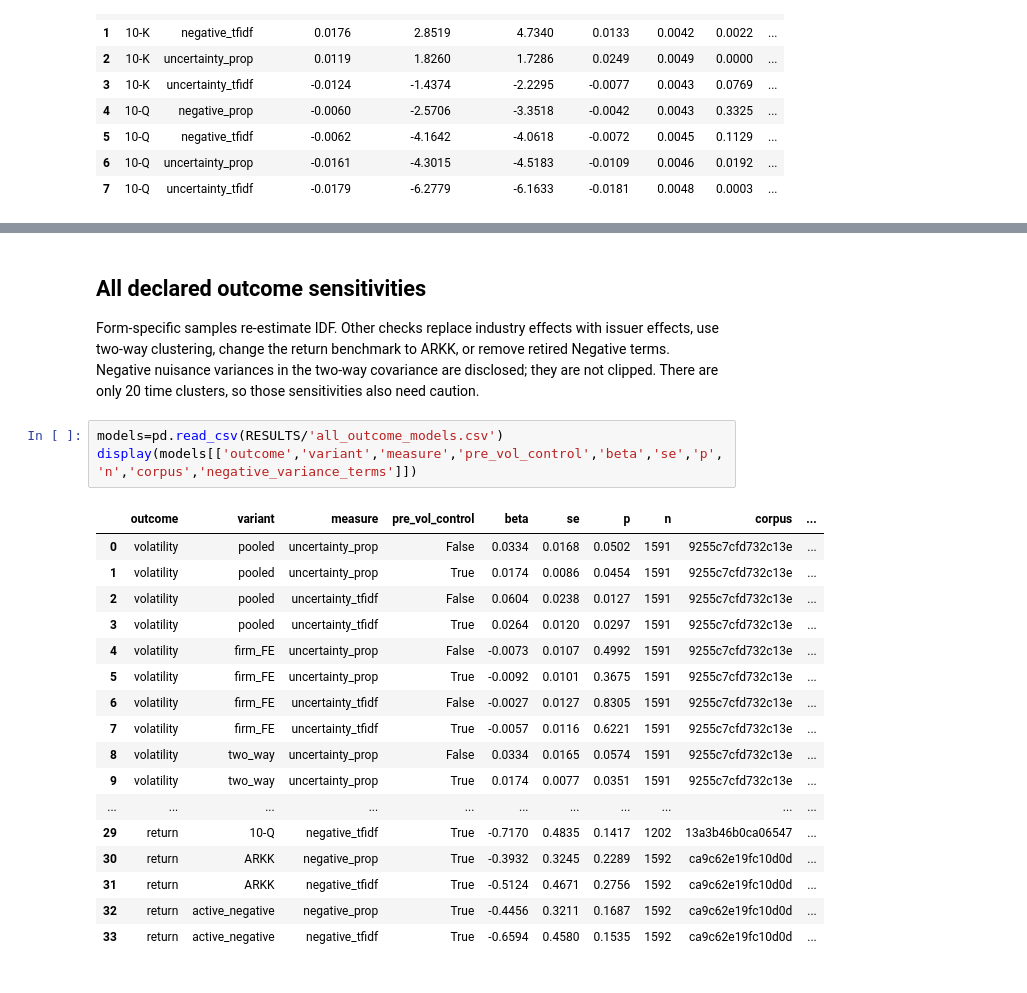
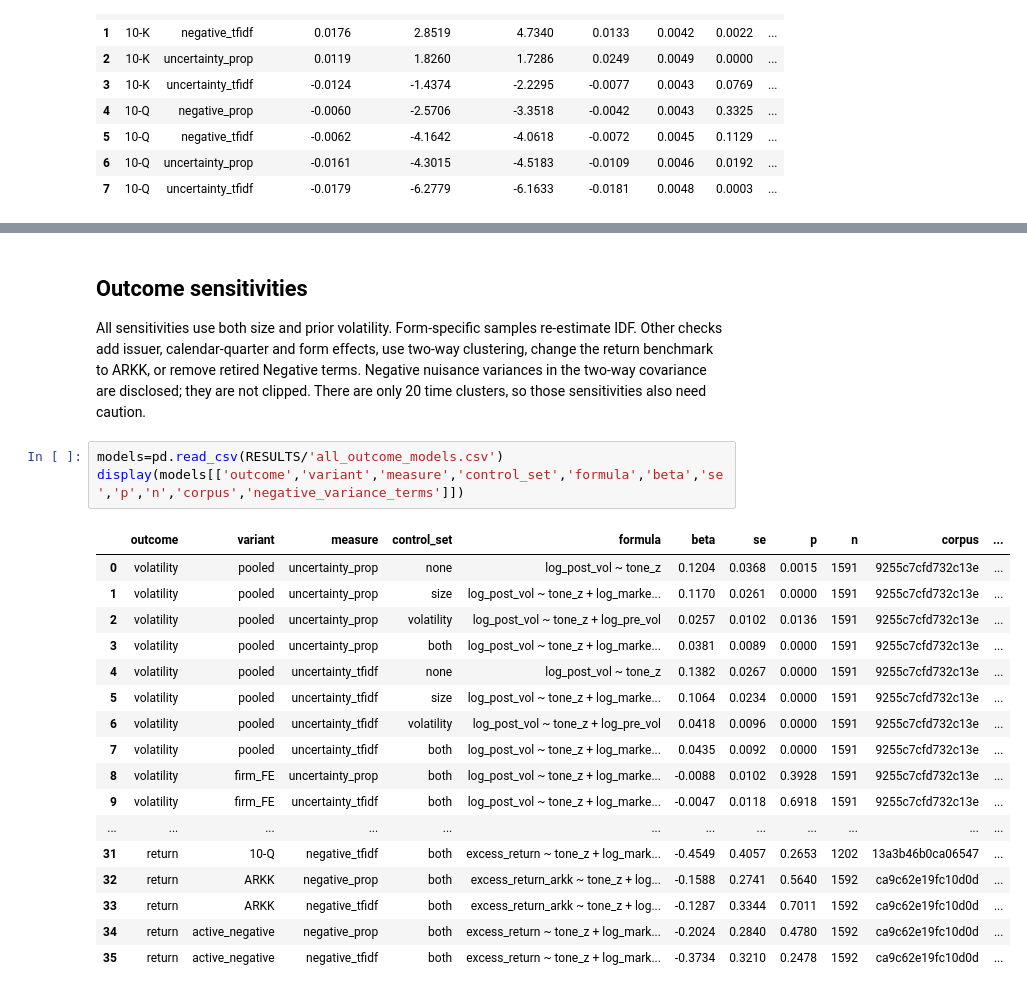
Before and after one commit to victor4628/FRE7871-NLP, a Jupyter notebook: assignment1.ipynb, the cells around one changed output, grey strips where cells are left out. Saved outputs shown, nothing was run; the diff lists cells and outputs as text.

Commit message:
Compare four size and prior-volatility control specifications

```diff
--- a/assignment1.ipynb
+++ b/assignment1.ipynb
@@ -236,26 +269,26 @@ display(c.loc[c.model.isin(t6.model)&c.term.isin(['tone_z','log_market_value','l
 # %% [markdown]
-## All declared outcome sensitivities
-Form-specific samples re-estimate IDF. Other checks replace industry effects with issuer effects, use two-way clustering, change the return benchmark to ARKK, or remove retired Negative terms. Negative nuisance variances in the two-way covariance are disclosed; they are not clipped. There are only 20 time clusters, so those sensitivities also need caution.
+## Outcome sensitivities
+All sensitivities use both size and prior volatility. Form-specific samples re-estimate IDF. Other checks add issuer, calendar-quarter and form effects, use two-way clustering, change the return benchmark to ARKK, or remove retired Negative terms. Negative nuisance variances in the two-way covariance are disclosed; they are not clipped. There are only 20 time clusters, so those sensitivities also need caution.
 # %%
 models=pd.read_csv(RESULTS/'all_outcome_models.csv')
-display(models[['outcome','variant','measure','pre_vol_control','beta','se','p','n','corpus','negative_variance_terms']])
+display(models[['outcome','variant','measure','control_set','formula','beta','se','p','n','corpus','negative_variance_terms']])
 # %% [output]
-|  | outcome | variant | measure | pre_vol_control | beta | se | p | n | corpus | ... |
-| 0 | volatility | pooled | uncertainty_prop | False | 0.0334 | 0.0168 | 0.0502 | 1591 | 9255c7cfd732c13e | ... |
-| 1 | volatility | pooled | uncertainty_prop | True | 0.0174 | 0.0086 | 0.0454 | 1591 | 9255c7cfd732c13e | ... |
-| 2 | volatility | pooled | uncertainty_tfidf | False | 0.0604 | 0.0238 | 0.0127 | 1591 | 9255c7cfd732c13e | ... |
-| 3 | volatility | pooled | uncertainty_tfidf | True | 0.0264 | 0.0120 | 0.0297 | 1591 | 9255c7cfd732c13e | ... |
-| 4 | volatility | firm_FE | uncertainty_prop | False | -0.0073 | 0.0107 | 0.4992 | 1591 | 9255c7cfd732c13e | ... |
-| 5 | volatility | firm_FE | uncertainty_prop | True | -0.0092 | 0.0101 | 0.3675 | 1591 | 9255c7cfd732c13e | ... |
-| 6 | volatility | firm_FE | uncertainty_tfidf | False | -0.0027 | 0.0127 | 0.8305 | 1591 | 9255c7cfd732c13e | ... |
-| 7 | volatility | firm_FE | uncertainty_tfidf | True | -0.0057 | 0.0116 | 0.6221 | 1591 | 9255c7cfd732c13e | ... |
-| 8 | volatility | two_way | uncertainty_prop | False | 0.0334 | 0.0165 | 0.0574 | 1591 | 9255c7cfd732c13e | ... |
-| 9 | volatility | two_way | uncertainty_prop | True | 0.0174 | 0.0077 | 0.0351 | 1591 | 9255c7cfd732c13e | ... |
-| ... | ... | ... | ... | ... | ... | ... | ... | ... | ... | ... |
-| 29 | return | 10-Q | negative_tfidf | True | -0.7170 | 0.4835 | 0.1417 | 1202 | 13a3b46b0ca06547 | ... |
-| 30 | return | ARKK | negative_prop | True | -0.3932 | 0.3245 | 0.2289 | 1592 | ca9c62e19fc10d0d | ... |
-| 31 | return | ARKK | negative_tfidf | True | -0.5124 | 0.4671 | 0.2756 | 1592 | ca9c62e19fc10d0d | ... |
-| 32 | return | active_negative | negative_prop | True | -0.4456 | 0.3211 | 0.1687 | 1592 | ca9c62e19fc10d0d | ... |
-| 33 | return | active_negative | negative_tfidf | True | -0.6594 | 0.4580 | 0.1535 | 1592 | ca9c62e19fc10d0d | ... |
+|  | outcome | variant | measure | control_set | formula | beta | se | p | n | corpus | ... |
+| 0 | volatility | pooled | uncertainty_prop | none | log_post_vol ~ tone_z | 0.1204 | 0.0368 | 0.0015 | 1591 | 9255c7cfd732c13e | ... |
+| 1 | volatility | pooled | uncertainty_prop | size | log_post_vol ~ tone_z + log_marke... | 0.1170 | 0.0261 | 0.0000 | 1591 | 9255c7cfd732c13e | ... |
+| 2 | volatility | pooled | uncertainty_prop | volatility | log_post_vol ~ tone_z + log_pre_vol | 0.0257 | 0.0102 | 0.0136 | 1591 | 9255c7cfd732c13e | ... |
+| 3 | volatility | pooled | uncertainty_prop | both | log_post_vol ~ tone_z + log_marke... | 0.0381 | 0.0089 | 0.0000 | 1591 | 9255c7cfd732c13e | ... |
+| 4 | volatility | pooled | uncertainty_tfidf | none | log_post_vol ~ tone_z | 0.1382 | 0.0267 | 0.0000 | 1591 | 9255c7cfd732c13e | ... |
+| 5 | volatility | pooled | uncertainty_tfidf | size | log_post_vol ~ tone_z + log_marke... | 0.1064 | 0.0234 | 0.0000 | 1591 | 9255c7cfd732c13e | ... |
+| 6 | volatility | pooled | uncertainty_tfidf | volatility | log_post_vol ~ tone_z + log_pre_vol | 0.0418 | 0.0096 | 0.0000 | 1591 | 9255c7cfd732c13e | ... |
+| 7 | volatility | pooled | uncertainty_tfidf | both | log_post_vol ~ tone_z + log_marke... | 0.0435 | 0.0092 | 0.0000 | 1591 | 9255c7cfd732c13e | ... |
+| 8 | volatility | firm_FE | uncertainty_prop | both | log_post_vol ~ tone_z + log_marke... | -0.0088 | 0.0102 | 0.3928 | 1591 | 9255c7cfd732c13e | ... |
+| 9 | volatility | firm_FE | uncertainty_tfidf | both | log_post_vol ~ tone_z + log_marke... | -0.0047 | 0.0118 | 0.6918 | 1591 | 9255c7cfd732c13e | ... |
+| ... | ... | ... | ... | ... | ... | ... | ... | ... | ... | ... | ... |
+| 31 | return | 10-Q | negative_tfidf | both | excess_return ~ tone_z + log_mark... | -0.4549 | 0.4057 | 0.2653 | 1202 | 13a3b46b0ca06547 | ... |
+| 32 | return | ARKK | negative_prop | both | excess_return_arkk ~ tone_z + log... | -0.1588 | 0.2741 | 0.5640 | 1592 | ca9c62e19fc10d0d | ... |
+| 33 | return | ARKK | negative_tfidf | both | excess_return_arkk ~ tone_z + log... | -0.1287 | 0.3344 | 0.7011 | 1592 | ca9c62e19fc10d0d | ... |
+| 34 | return | active_negative | negative_prop | both | excess_return ~ tone_z + log_mark... | -0.2024 | 0.2840 | 0.4780 | 1592 | ca9c62e19fc10d0d | ... |
+| 35 | return | active_negative | negative_tfidf | both | excess_return ~ tone_z + log_mark... | -0.3734 | 0.3210 | 0.2478 | 1592 | ca9c62e19fc10d0d | ... |
 # %% [markdown]
 ## Interpretation and limitations
```
Also changed, not shown: parts of 9 cells of this notebook, 11 other files.
